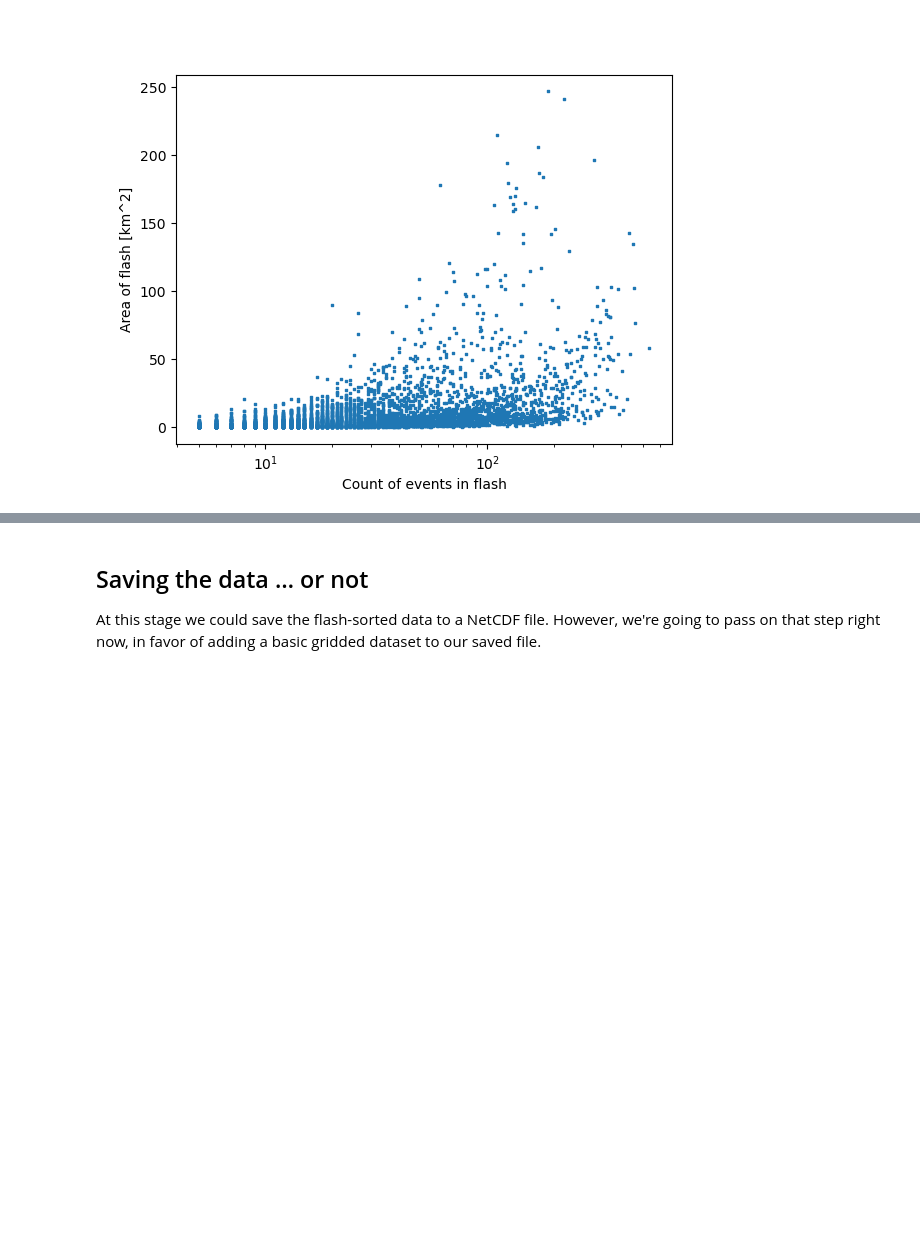
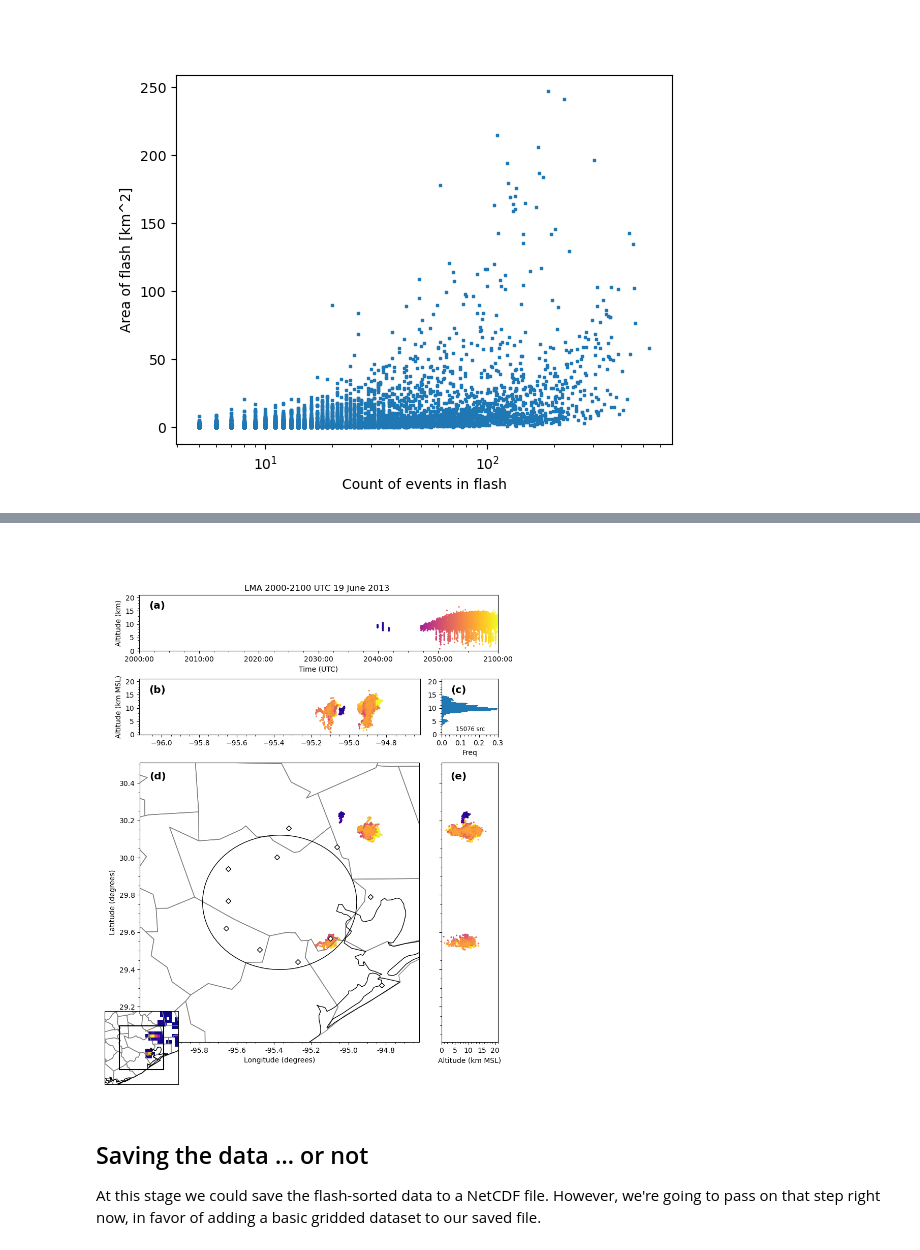
Before and after one commit to deeplycloudy/lmaworkshop, a Jupyter notebook: TRACER-2021/flash_processing.ipynb, the cells around one changed output, grey strips where cells are left out. Cells and saved outputs as stored; diff of their text form; code cells hidden in the pictures; blank space fills up the shorter version.

Commit message:
Adjust flash processing and add plots

```diff
--- a/TRACER-2021/flash_processing.ipynb
+++ b/TRACER-2021/flash_processing.ipynb
@@ -139,3 +144,61 @@ ax.semilogx()
+# %%
+alt_data = ds.event_altitude.values/1000.0
+lon_data = ds.event_longitude.values
+lat_data = ds.event_latitude.values
+time_data = pd.Series(ds.event_time) # because time comparisons
+chi_data = ds.event_chi2.values
+station_data = ds.event_stations.values
+
+# Plot color map and marker size
+plot_cmap = 'plasma'
+plot_s = 5
+# %%
+
+tlim_sub = [pd.to_datetime(starttime), pd.to_datetime(pd.to_datetime(starttime) + np.asarray(60, 'timedelta64[m]'))]
+tstring = 'LMA {}-{}'.format(tlim_sub[0].strftime('%H%M'),
+                             tlim_sub[1].strftime('%H%M UTC %d %B %Y '))
+
+clat, clon = float(lma_data.network_center_latitude), float(lma_data.network_center_longitude)
+xlim = [clon-0.75, clon+0.75]
+ylim = [clat-0.75, clat+0.75]
+zlim = [0, 21]
+xchi = 1.0
+stationmin = 6.0
+
+lon_set, lat_set, alt_set, time_set, selection = subset(
+           lon_data, lat_data, alt_data, time_data, chi_data, station_data,
+           xlim, ylim, zlim, tlim_sub, xchi, stationmin)
+
+bk_plot = BlankPlot(pd.to_datetime(tlim_sub[0]), bkgmap=True,
+              xlim=xlim, ylim=ylim, zlim=zlim, tlim=tlim_sub, title=tstring)
+
+# Add a view of where the subset is
+xdiv = ydiv = 0.1
+inset_view(bk_plot, lon_data, lat_data, xlim, ylim, xdiv, ydiv,
+          buffer=0.5, inset_size=0.15, plot_cmap = 'plasma', bkgmap = True)
+# Add some subplot labels
+subplot_labels(bk_plot)
+# Add a range ring
+bk_plot.ax_plan.tissot(rad_km=40.0, lons=clon, lats=clat, n_samples=80,
+                  facecolor='none',edgecolor='k')
+# Add the station locations
+stn_art = bk_plot.ax_plan.plot(lma_data['station_longitude'],
+                               lma_data['station_latitude'], 'wD', mec='k', ms=5)
+
+if len(lon_set)==0:
+    bk_plot.ax_hist.text(0.02,1,'No Sources',fontsize=12)
+else:
+    plot_vmin, plot_vmax, plot_c = color_by_time(time_set, tlim_sub)
+    plot_points(bk_plot, lon_set, lat_set, alt_set, time_set,
+                      plot_cmap, plot_s, plot_vmin, plot_vmax, plot_c)
+
+plt.show()
+
+# We can save a publication-ready plot using this line … and you can change to .pdf to get a vector plot.
+# plt.savefig('./images/' + dttuple[0].strftime('%y%m%d') +
+#             '/relampago_points_' + dttuple[0].strftime('%Y%m%d_%H%M.png'))
+# %% [output]
+[figure, added]
 # %% [markdown]
 ## Saving the data … or not
 
```
Also changed, not shown: parts of 11 cells of this notebook, 2 other files.
